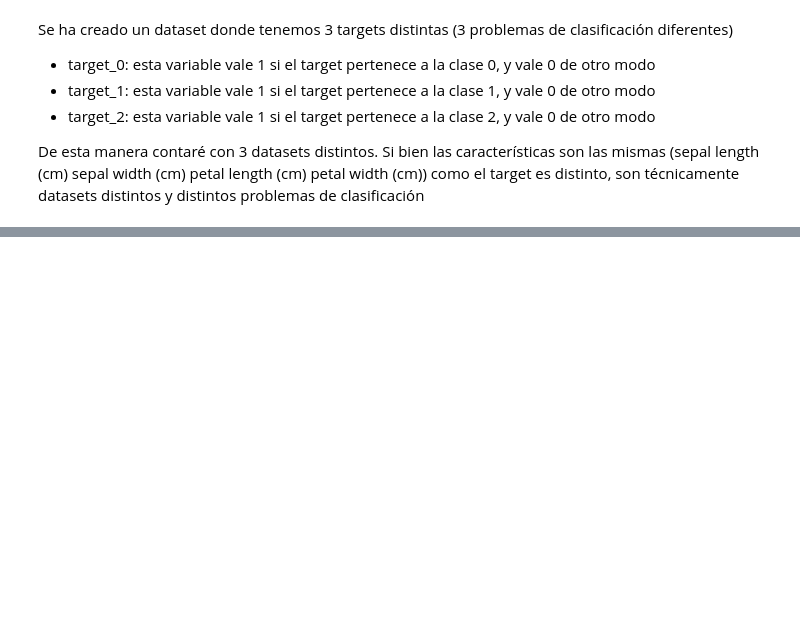
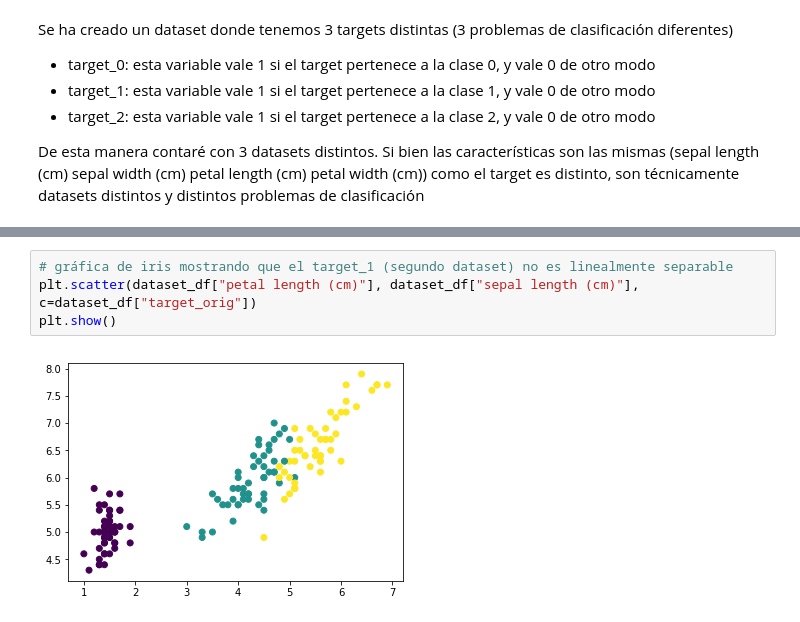
Before and after one commit to cposada8/master_ia, a Jupyter notebook: 4_aprendizaje_supervisado/actividades/Actividad2.ipynb, the cells around one changed output, grey strips where cells are left out. Cells and saved outputs as stored; diff of their text form; blank space fills up the shorter version.

```diff
--- a/4_aprendizaje_supervisado/actividades/Actividad2.ipynb
+++ b/4_aprendizaje_supervisado/actividades/Actividad2.ipynb
@@ -717,0 +884,6 @@ target_names = ["target_0", "target_1", "target_2"]
+# %%
+# gráfica de iris mostrando que el target_1 (segundo dataset) no es linealmente separable
+plt.scatter(dataset_df["petal length (cm)"], dataset_df["sepal length (cm)"], c=dataset_df["target_orig"])
+plt.show()
+# %% [output]
+[figure, added]
```
Also changed, not shown: parts of 28 cells of this notebook, 9 other files.
